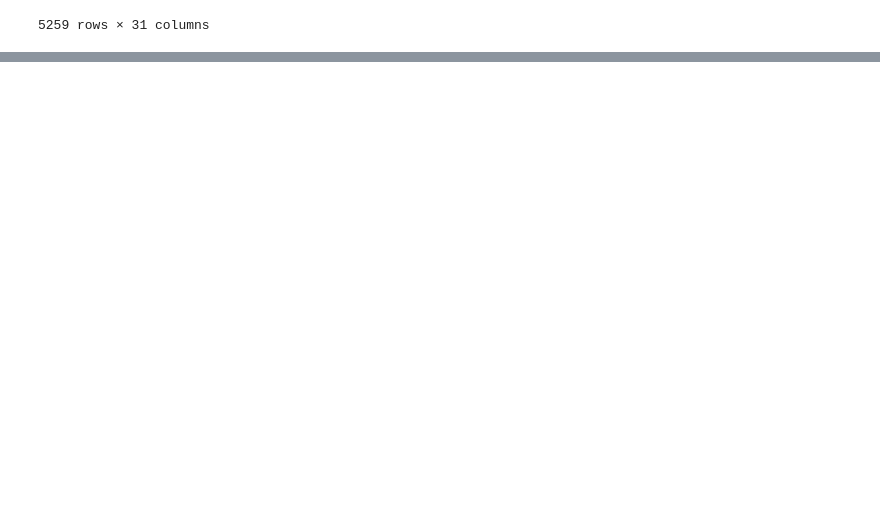
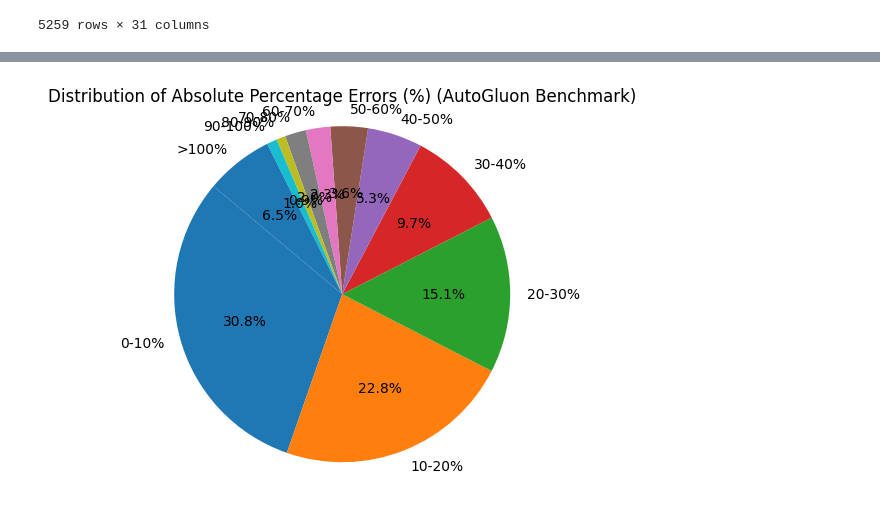
Before and after one commit to imaleaf03/bigdata-real_estate-model, a Jupyter notebook: vietnam_model.ipynb, the cells around one changed output, grey strips where cells are left out. Saved outputs shown, nothing was run; the diff lists cells and outputs as text; code cells hidden in the pictures; blank space fills up the shorter version.

Commit message:
mô hình dự đoán giá của việt nam

```diff
--- a/vietnam_model.ipynb
+++ b/vietnam_model.ipynb
@@ -860,0 +498,92 @@ Mean Absolute Percentage Error (MAPE): 1.0251013009022913
+# %%
+# Import thư viện AutoGluon
+from autogluon.tabular import TabularPredictor
+import pandas as pd
+import numpy as np
+import matplotlib.pyplot as plt
+from sklearn.metrics import mean_absolute_error, mean_squared_error, r2_score, mean_absolute_percentage_error
+
+# Chuẩn bị dữ liệu (kết hợp X_train và y_train)
+train_data = pd.concat([X_train, y_train], axis=1)
+# Remove duplicate 'state' column from the selected columns
+selected_cols = ['listingType', 'legalStatus', 'propertyType','ward','furnishing', 'district', 'province',
+                 'area', 'bedrooms', 'bathrooms', 'latitude', 'longitude','numberOfFloors', 'frontage','price']
+train_data_selected = train_data[selected_cols].copy()
+
+# Huấn luyện mô hình AutoGluon (benchmark tự động)
+# Sử dụng eval_metric='mean_absolute_error' để phù hợp với dự đoán giá nhà
+# presets='medium_quality' để nhanh (có thể thay bằng 'best_quality' cho hiệu suất cao hơn)
+# time_limit=1800 giây (30 phút) - điều chỉnh nếu dữ liệu lớn
+predictor = TabularPredictor(
+    label='price',  # Tên cột target
+    eval_metric='mean_absolute_error',  # Tối ưu MAE (tương tự MAPE trong notebook)
+    path='autogluon_model'  # Thư mục lưu model
+).fit(
+    train_data=train_data_selected,
+    presets='best_quality',  # Tự động thử RF, XGBoost, LightGBM, Neural Nets
+    time_limit=600  # Giới hạn thời gian để tránh chạy lâu
+)
+
+print("Mô hình benchmark AutoGluon đã huấn luyện hoàn tất!")
+
+# Dự đoán trên tập test (X_test)
+y_pred_auto = predictor.predict(X_test)
+
+# Đánh giá các chỉ số (giống các mô hình thủ công trong notebook)
+mae_auto = mean_absolute_error(y_test, y_pred_auto)
+rmse_auto = np.sqrt(mean_squared_error(y_test, y_pred_auto))
+r2_auto = r2_score(y_test, y_pred_auto)
+mape_auto = mean_absolute_percentage_error(y_test, y_pred_auto)
+
+print("Đánh giá mô hình benchmark AutoGluon:")
+print(f"MAE: {mae_auto:,.0f}")
+print(f"RMSE: {rmse_auto:,.0f}")
+print(f"R2: {r2_auto:.4f}")
+print(f"MAPE: {mape_auto:.4f}")
+
+# Vẽ phân phối lỗi phần trăm tuyệt đối (APE) - sao chép hàm từ notebook
+def plot_percentage_error_distribution(model_name, y_test, y_pred):
+    error_bins = [0, 10, 20, 30, 40, 50, 60, 70, 80, 90, 100, np.inf]
+    error_labels = ['0-10%', '10-20%', '20-30%', '30-40%', '40-50%', '50-60%', '60-70%', '70-80%', '80-90%', '90-100%', '>100%']
+    y_test_cleaned = y_test.replace(0, 1e-6)
+    percentage_errors = np.abs((y_test - y_pred) / y_test_cleaned) * 100
+    error_categories = pd.cut(percentage_errors, bins=error_bins, labels=error_labels, right=True, include_lowest=True)
+    error_counts = error_categories.value_counts().sort_index()
+    error_percentages = error_counts / error_counts.sum() * 100
+    plt.pie(error_percentages, labels=error_percentages.index, autopct='%1.1f%%', startangle=140)
+    plt.title(f'Distribution of Absolute Percentage Errors (%) ({model_name})')
+    plt.axis('equal')
+    plt.show()
+    print(f"Distribution of Absolute Percentage Errors ({model_name}):")
+    print(error_counts)
+    print(f"\nPercentage Distribution ({model_name}):")
+    print(error_percentages)
+
+plot_percentage_error_distribution('AutoGluon Benchmark', y_test, y_pred_auto)
+
+# Tích hợp vào results_df (từ phần tổng hợp đánh giá trong notebook)
+# Khởi tạo results nếu nó chưa tồn tại
+if 'results' not in locals() and 'results' not in globals():
+    results = {}
+
+results['AutoGluon Benchmark'] = {
+    'MAE': mae_auto,
+    'RMSE': rmse_auto,
+    'R2': r2_auto,
+    'MAPE': mape_auto
+}
+# Create results_df if it doesn't exist or update it
+if 'results_df' not in locals() and 'results_df' not in globals():
+    results_df = pd.DataFrame(results).T
+else:
+    results_df.loc['AutoGluon Benchmark'] = results['AutoGluon Benchmark']
+
+results_df['MAE'] = results_df['MAE'].map('{:.0f}'.format)
+results_df['RMSE'] = results_df['RMSE'].map('{:.0f}'.format)
+results_df['R2'] = results_df['R2'].map('{:.4f}'.format)
+results_df['MAPE'] = results_df['MAPE'].map('{:.4f}'.format)
+display(results_df)
+results_df.to_csv('model_evaluation_results_with_autogluon.csv', index=True)
+
+print("Kết quả benchmark đã được thêm vào results_df và lưu file CSV!")
+# %% [output]
@@ -860,0 +639 @@ Mean Absolute Percentage Error (MAPE): 1.0251013009022913
+[figure, added]
```
Also changed, not shown: parts of 66 cells of this notebook.
